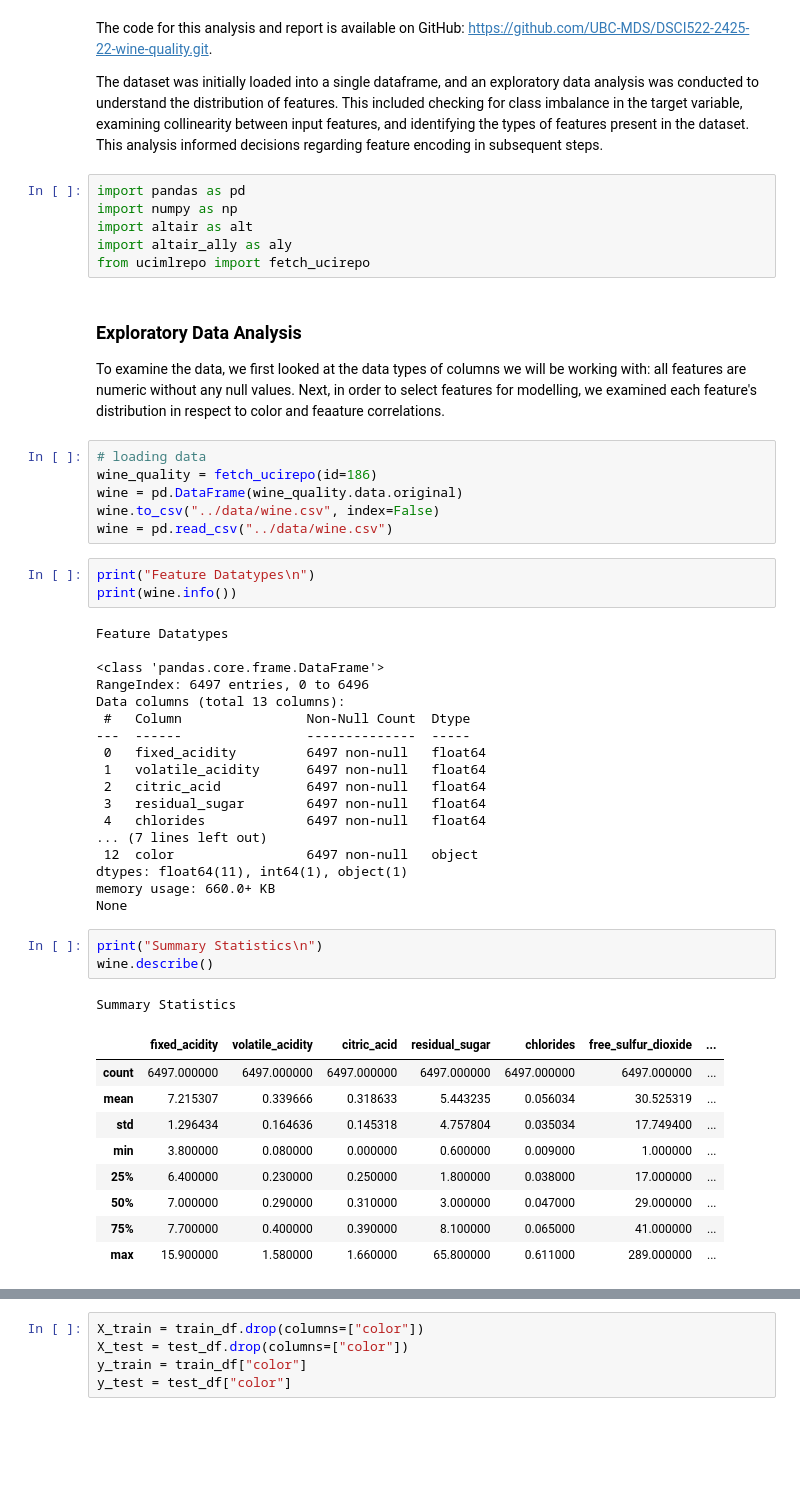
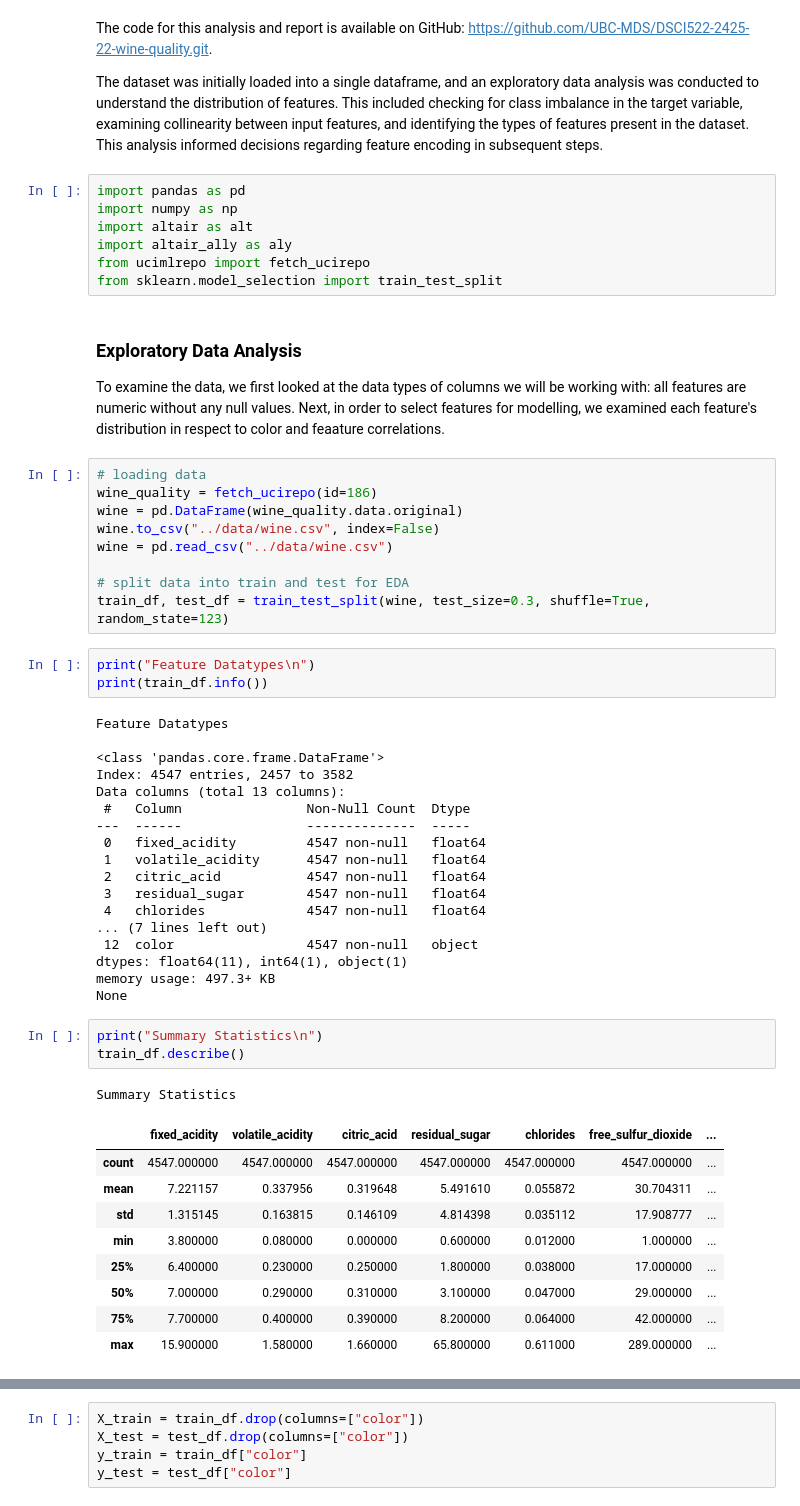
Before and after one commit to UBC-MDS/DSCI522-2425-22-wine-chromatic-profile, a Jupyter notebook: analysis/analysis.ipynb, the cells around one changed output, grey strips where cells are left out. Drawn from its saved outputs; the diff is of its cells as text; blank space fills up the shorter version.

Commit message:
data leakage version

```diff
--- a/analysis/analysis.ipynb
+++ b/analysis/analysis.ipynb
@@ -26,6 +26,7 @@ import numpy as np
 import altair as alt
 import altair_ally as aly
 from ucimlrepo import fetch_ucirepo
+from sklearn.model_selection import train_test_split
 # %% [markdown]
 ### Exploratory Data Analysis
 
@@ -36,40 +37,43 @@ wine_quality = fetch_ucirepo(id=186)
 wine = pd.DataFrame(wine_quality.data.original)
 wine.to_csv("../data/wine.csv", index=False)
 wine = pd.read_csv("../data/wine.csv")
+
+# split data into train and test for EDA
+train_df, test_df = train_test_split(wine, test_size=0.3, shuffle=True, random_state=123)
 # %%
 print("Feature Datatypes\n")
-print(wine.info())
+print(train_df.info())
 # %% [output]
 Feature Datatypes
 
 <class 'pandas.core.frame.DataFrame'>
-RangeIndex: 6497 entries, 0 to 6496
+Index: 4547 entries, 2457 to 3582
 Data columns (total 13 columns):
  #   Column                Non-Null Count  Dtype
 ---  ------                --------------  -----
- 0   fixed_acidity         6497 non-null   float64
- 1   volatile_acidity      6497 non-null   float64
- 2   citric_acid           6497 non-null   float64
- 3   residual_sugar        6497 non-null   float64
- 4   chlorides             6497 non-null   float64
+ 0   fixed_acidity         4547 non-null   float64
+ 1   volatile_acidity      4547 non-null   float64
+ 2   citric_acid           4547 non-null   float64
+ 3   residual_sugar        4547 non-null   float64
+ 4   chlorides             4547 non-null   float64
 ... (7 lines left out)
- 12  color                 6497 non-null   object
+ 12  color                 4547 non-null   object
 dtypes: float64(11), int64(1), object(1)
-memory usage: 660.0+ KB
+memory usage: 497.3+ KB
 None
 # %%
 print("Summary Statistics\n")
-wine.describe()
+train_df.describe()
 # %% [output]
 Summary Statistics
 |  | fixed_acidity | volatile_acidity | citric_acid | residual_sugar | chlorides | free_sulfur_dioxide | ... |
-| count | 6497.000000 | 6497.000000 | 6497.000000 | 6497.000000 | 6497.000000 | 6497.000000 | ... |
-| mean | 7.215307 | 0.339666 | 0.318633 | 5.443235 | 0.056034 | 30.525319 | ... |
-| std | 1.296434 | 0.164636 | 0.145318 | 4.757804 | 0.035034 | 17.749400 | ... |
-| min | 3.800000 | 0.080000 | 0.000000 | 0.600000 | 0.009000 | 1.000000 | ... |
+| count | 4547.000000 | 4547.000000 | 4547.000000 | 4547.000000 | 4547.000000 | 4547.000000 | ... |
+| mean | 7.221157 | 0.337956 | 0.319648 | 5.491610 | 0.055872 | 30.704311 | ... |
+| std | 1.315145 | 0.163815 | 0.146109 | 4.814398 | 0.035112 | 17.908777 | ... |
+| min | 3.800000 | 0.080000 | 0.000000 | 0.600000 | 0.012000 | 1.000000 | ... |
 | 25% | 6.400000 | 0.230000 | 0.250000 | 1.800000 | 0.038000 | 17.000000 | ... |
-| 50% | 7.000000 | 0.290000 | 0.310000 | 3.000000 | 0.047000 | 29.000000 | ... |
-| 75% | 7.700000 | 0.400000 | 0.390000 | 8.100000 | 0.065000 | 41.000000 | ... |
+| 50% | 7.000000 | 0.290000 | 0.310000 | 3.100000 | 0.047000 | 29.000000 | ... |
+| 75% | 7.700000 | 0.400000 | 0.390000 | 8.200000 | 0.064000 | 42.000000 | ... |
 | max | 15.900000 | 1.580000 | 1.660000 | 65.800000 | 0.611000 | 289.000000 | ... |
 # %%
 aly.alt.data_transformers.enable('vegafusion')
```
Also changed, not shown: parts of 18 cells of this notebook.
